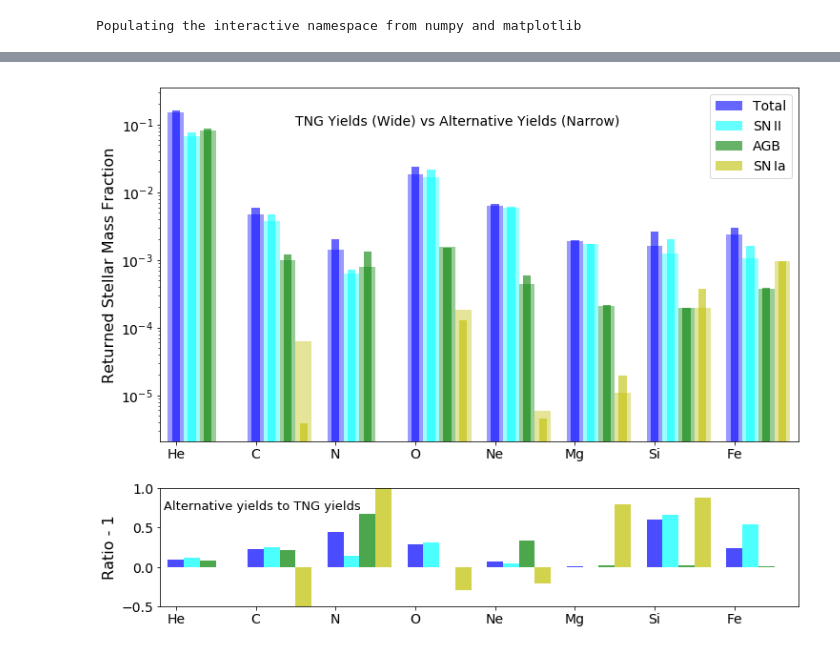
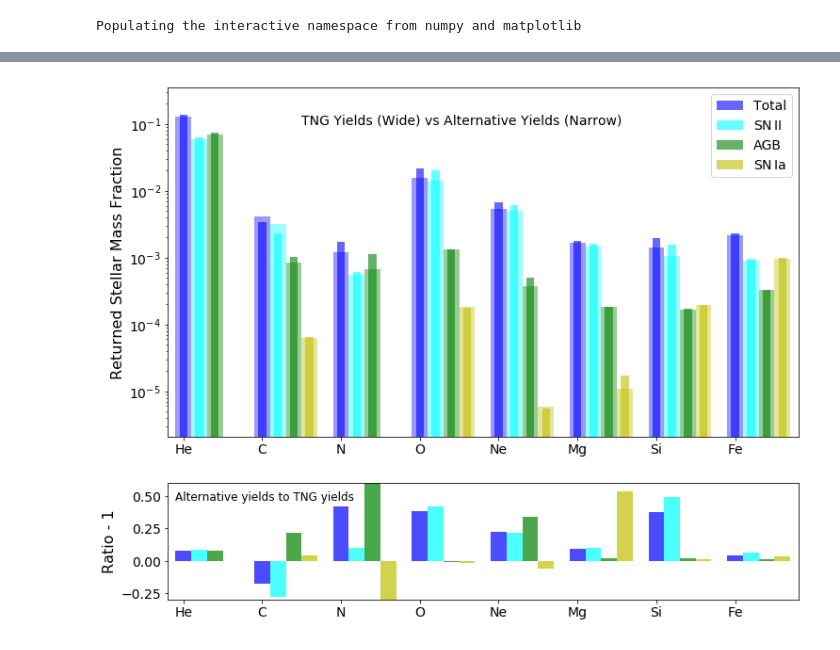
Before and after one commit to oliverphilcox/ChempyMulti, a Jupyter notebook: Jupyter/TNG_Aug2019/2c) Yield Table Comparison.ipynb, the cells around one changed output, grey strips where cells are left out. Cells and saved outputs as stored; diff of their text form; code cells hidden in the pictures.

```diff
--- a/Jupyter/TNG_Aug2019/2c) Yield Table Comparison.ipynb
+++ b/Jupyter/TNG_Aug2019/2c) Yield Table Comparison.ipynb
@@ -5,6 +5,11 @@ import os
 os.chdir('/home/oliverphilcox/ChempyMulti/')
 from Chempy.parameter import ModelParameters
 a=ModelParameters()
+
+
+## Choose yield set
+#name_st = 'TNG' # '
+name_st = 'WrongYield'
 # %% [output]
 Populating the interactive namespace from numpy and matplotlib
 # %%
@@ -35,17 +40,25 @@ elements = np.hstack(basic_solar.all_elements)
 for item in elements_to_trace:
     solar_fractions.append(float(basic_solar.fractions[np.where(elements==item)]))
 # %%
-# yieldset default
-a.yield_table_name_sn2 = 'TNG_net'#'chieffi04_net'#'TNG_net'
-a.yield_table_name_agb = 'TNG_net'#'Karakas16_net'#Ventura_net'#'TNG_net'
-a.yield_table_name_1a = 'TNG'#'Seitenzahl'#'TNG'
+if name_st=='TNG':
+    # yieldset default
+    a.yield_table_name_sn2 = 'TNG_net'#'chieffi04_net'#'TNG_net'
+    a.yield_table_name_agb = 'TNG_net'#'Karakas16_net'#Ventura_net'#'TNG_net'
+    a.yield_table_name_1a = 'TNG'#'Seitenzahl'#'TNG'
+elif name_st=='WrongYield':
+    # yieldset default
+    a.yield_table_name_sn2 = 'Nomoto2013_net'#'chieffi04_net'#'TNG_net'
+    a.yield_table_name_agb = 'Karakas16_net'#'Ventura_net'#'Ventura_net'#'Karakas_net_yield'#Karakas16_net'#Ventura_net'#'TNG_net'
+    a.yield_table_name_1a = 'Thielemann'#'Iwamoto'#'Thielemann'#Seitenzahl'#'TNG'
+else:
+    raise Exception("Wrong name")
 
 # imf parameters
 a.only_net_yields_in_process_tables = True
 a.imf_type_name = 'Chabrier_TNG'
 #default
 a.high_mass_slope = -2.3
-a.imf_parameter = (0.852464,0.237912,0.079,0.69, a.high_mass_slope)
+a.imf_parameter = (0.852464,0.237912,0.69,0.079, a.high_mass_slope)
 a.mmin = 0.1
 a.mmax = 100
 # 100,000,000 mass steps are smooth enough for 1000 time steps
@@ -119,8 +123,3 @@ sn2_mass=imf_mass_fraction_non_nativ(imf.dm,imf.x,a.sn2mmin,a.sn2mmax)
 agb_mass = imf_mass_fraction_non_nativ(imf.dm,imf.x,a.agbmmin,a.agbmmax)
 sn1a_mass = -np.sum(y['mass_in_remnants'])
 sn1a_mass = np.sum(d['sn2'])*1.3743416
-# %%
-for el in elements_to_trace:
-    plt.plot(time_steps,np.cumsum(y[el]),label=el)
-plt.legend()
-plt.yscale('log')
@@ -141,6 +135,6 @@ np.savez('/mnt/store1/oliverphilcox/ChempyMultiData/TNG/yields_plot_TNG.npz',
 # %%
-yieldT=np.load('/mnt/store1/oliverphilcox/ChempyMultiData/old/TNG_Abun2/yields_plot_TNG.npz')
-yieldW=np.load('/mnt/store1/oliverphilcox/ChempyMultiData/old/TNG_Abun2/yields_plot_WrongYields.npz')
+yieldT=np.load('/mnt/store1/oliverphilcox/ChempyMultiData/TNG/yields_plot_TNG.npz')
+yieldW=np.load('/mnt/store1/oliverphilcox/ChempyMultiData/TNG/yields_plot_WrongYield.npz')
 # %%
 from matplotlib import gridspec
 
@@ -166,33 +160,34 @@ ax0.bar(xax+width*2.,yields.f.agb,width2,color='g',alpha=al2,label='AGB')
 ax0.bar(xax+width*3.,yields.f.sn1a,width2,color='y',alpha=al2,label=r'$\mathrm{SN\,Ia}$')
 ax0.bar(elements_to_trace,-full_agb)
 plt.legend(fontsize=14)
 ax0.set_ylim([2.1e-6,0.35])
 ax0.set_xlim([0.8,8.8])
 ax0.set_yscale('log');
 ax0.set_ylabel('Returned Stellar Mass Fraction',fontsize=16);
 plt.tick_params(axis='both', which='major', labelsize=14)
 
 ax0.text(2.5,0.1,'TNG Yields (Wide) vs Alternative Yields (Narrow)',fontsize=14)
 
 ax1 = plt.subplot(gs[1])
 width=0.2
 al1=0.7
 all_yield = (yieldW.f.agb+yieldW.f.sn2+yieldW.f.sn1a)/(yieldT.f.agb+yieldT.f.sn2+yieldT.f.sn1a)
 agb=yieldW.f.agb/yieldT.f.agb
 sn2=yieldW.f.sn2/yieldT.f.sn2
 sn1a=yieldW.f.sn1a/yieldT.f.sn1a
 xax=np.arange(len(elements_to_trace))
 ax1.bar(xax,all_yield-1,width,color='blue',label='Total',alpha=al1)
 ax1.bar(xax+width,sn2-1,width,color='cyan',label='SN\,II',alpha=al1)
 ax1.bar(xax+2*width,agb-1,width,color='g',label='AGB',alpha=al1)
 ax1.bar(xax+3*width,sn1a-1,width,color='y',label='SN\,Ia',alpha=al1)
 ax1.plot(elements_to_trace,np.ones(len(elements_to_trace))*-10.)
-ax1.set_ylim([-0.5,1])
-ax1.text(.85,0.73,'Alternative yields to TNG yields',fontsize=13)
+
+ax1.set_ylim([-0.3,0.6])
+ax1.text(.9,0.47,'Alternative yields to TNG yields',fontsize=12)
 ax1.set_xlim([0.8,8.8])
 ax1.set_ylabel('Ratio - 1',fontsize=16);
 plt.tick_params(axis='both', which='major', labelsize=14)
 
 plt.savefig('/home/oliverphilcox/ChempyMulti/Plots_New/Mass_Fraction_Comparison.pdf',bbox_inches='tight')
 # %% [output]
-[figure, old version]
+[figure, new version]
```
Also changed, not shown: parts of 11 cells of this notebook, 5 other files.
